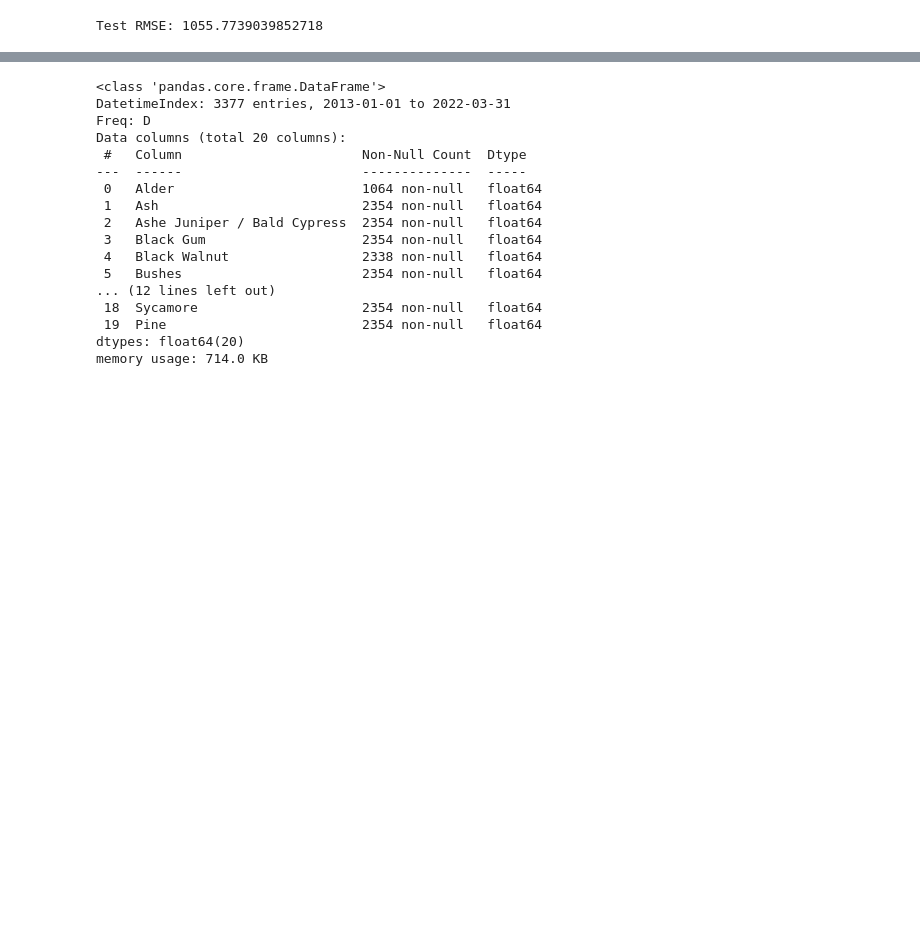
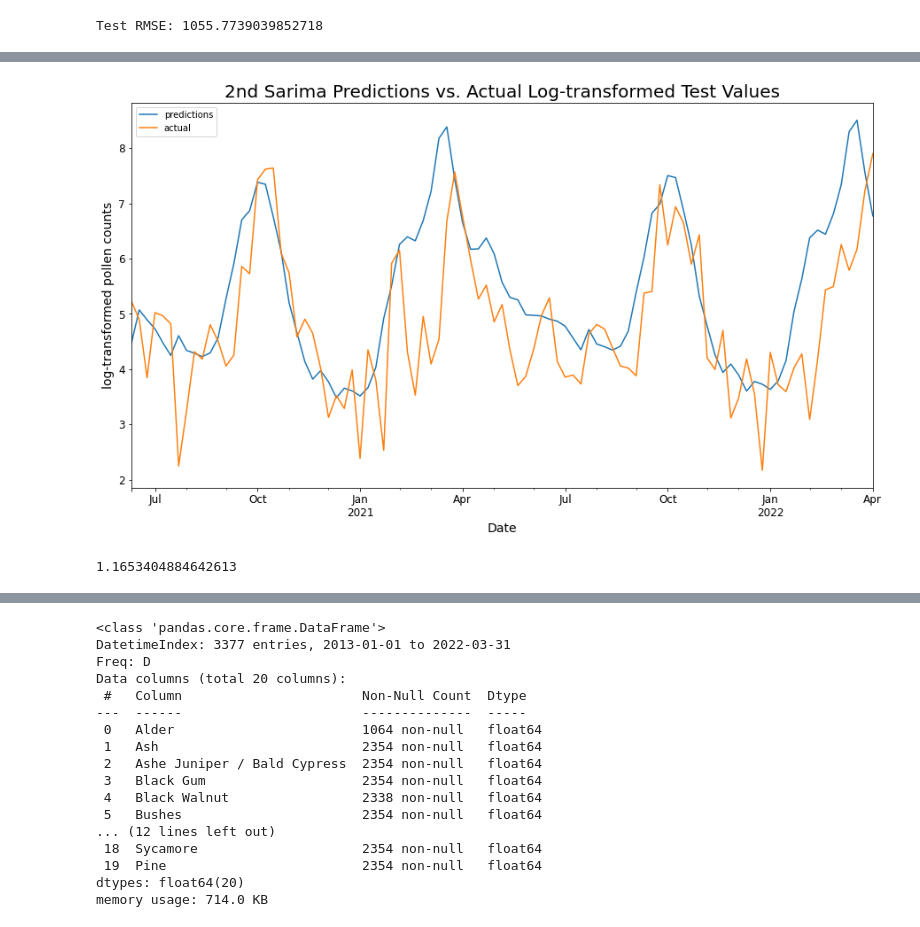
Before and after one commit to nikennedy/pollen_forecasting, a Jupyter notebook: final_notebook.ipynb, the cells around one changed output, grey strips where cells are left out. Saved outputs shown, nothing was run; the diff lists cells and outputs as text; code cells hidden in the pictures; blank space fills up the shorter version.

```diff
--- a/final_notebook.ipynb
+++ b/final_notebook.ipynb
@@ -1171,0 +1230,10 @@ Name: 59, dtype: object
+# %%
+sarima_2 = sm.tsa.statespace.SARIMAX(Train.resample('W').mean()['log_pollen'],
+                                        order=(1, 1, 1),
+                                        seasonal_order=(0, 1, 1, 52),
+                                        enforce_stationarity=False,
+                                        enforce_invertibility=False)
+
+# Fit the model and print results
+output_sarima_2 = sarima_2.fit()
+output_sarima_2.summary()
@@ -1171,0 +1260,20 @@ Name: 59, dtype: object
+# %%
+preds_sarima2_test = output_sarima_2.predict(start = Test['log_pollen'].resample('W').mean().index[0],
+                                             end = Test['log_pollen'].index[-1])
+preds_sarima2_train = output_sarima_2.predict(start = Train['log_pollen'].resample('W').mean().index[0],
+                                             end = Train['log_pollen'].resample('W').mean().index[-1])
+# %%
+#plotting predictions of Sarima model vs actual log transformed values
+ax = preds_sarima2_test.plot(figsize=(15,8), fontsize=12)
+Test['log_pollen'].resample('W').mean().plot()
+ax.legend(['predictions', 'actual'])
+ax.set_title('2nd Sarima Predictions vs. Actual Log-transformed Test Values', size=20)
+ax.set_xlabel('Date', size=14)
+ax.set_ylabel('log-transformed pollen counts', size=14);
+# %% [output]
+[figure, added]
+# %%
+# taking the RMSE of the log transformed data to compare to prior models
+np.sqrt(mean_squared_error(Test['log_pollen'].resample('W').mean(), preds_sarima2_test))
+# %% [output]
+1.1653404884642613
```
Also changed, not shown: parts of 36 cells of this notebook.
